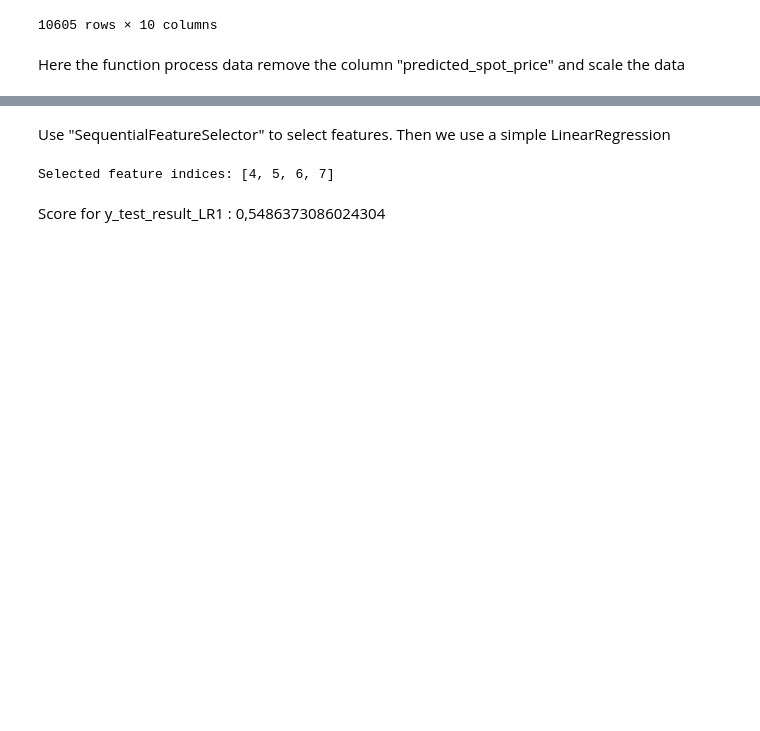
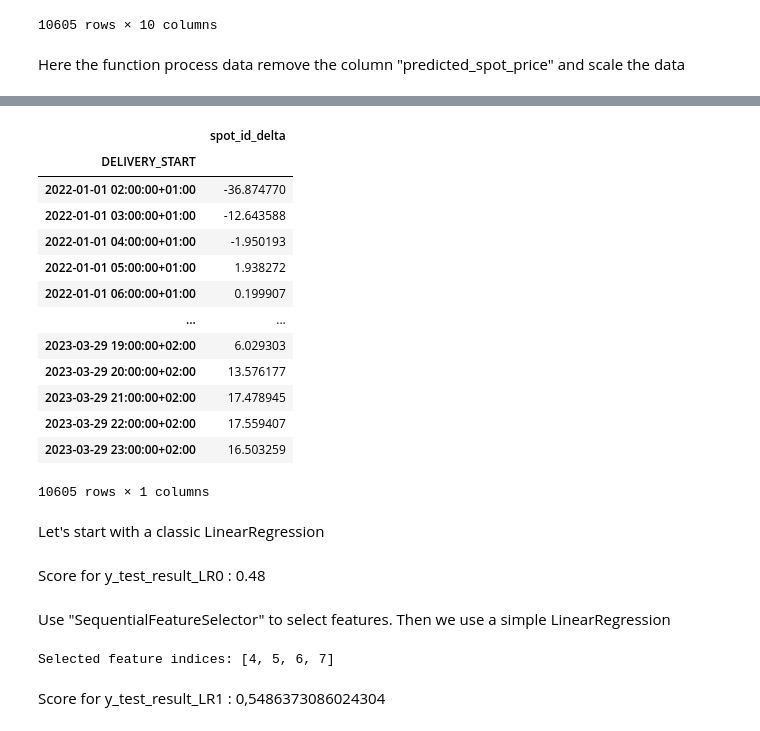
Before and after one commit to JonasBlx/elmy, a Jupyter notebook: notebooks/analyse_data.ipynb, the cells around one changed output, grey strips where cells are left out. Saved outputs shown, nothing was run; the diff lists cells and outputs as text; code cells hidden in the pictures; blank space fills up the shorter version.

```diff
--- a/notebooks/analyse_data.ipynb
+++ b/notebooks/analyse_data.ipynb
@@ -107,0 +132,19 @@ y_train = process_data(y_train_preprocessed.copy(deep=True), None, None, None)
+# %%
+y_train
+# %% [output]
+|  | spot_id_delta |
+| DELIVERY_START |  |
+| 2022-01-01 02:00:00+01:00 | -36.874770 |
+| 2022-01-01 03:00:00+01:00 | -12.643588 |
+| 2022-01-01 04:00:00+01:00 | -1.950193 |
+| 2022-01-01 05:00:00+01:00 | 1.938272 |
+| 2022-01-01 06:00:00+01:00 | 0.199907 |
+| ... | ... |
+| 2023-03-29 19:00:00+02:00 | 6.029303 |
+| 2023-03-29 20:00:00+02:00 | 13.576177 |
+| 2023-03-29 21:00:00+02:00 | 17.478945 |
+| 2023-03-29 22:00:00+02:00 | 17.559407 |
+| 2023-03-29 23:00:00+02:00 | 16.503259 |
+10605 rows × 1 columns
+# %% [markdown]
+Let's start with a classic LinearRegression
@@ -108,3 +159,5 @@ y_train = process_data(y_train_preprocessed.copy(deep=True), None, None, None)
+# %% [markdown]
+Score for y_test_result_LR0 : 0.48
 # %% [markdown]
 Use "SequentialFeatureSelector" to select features. Then we use a simple LinearRegression
 # %%
```
Also changed, not shown: parts of 17 cells of this notebook.
